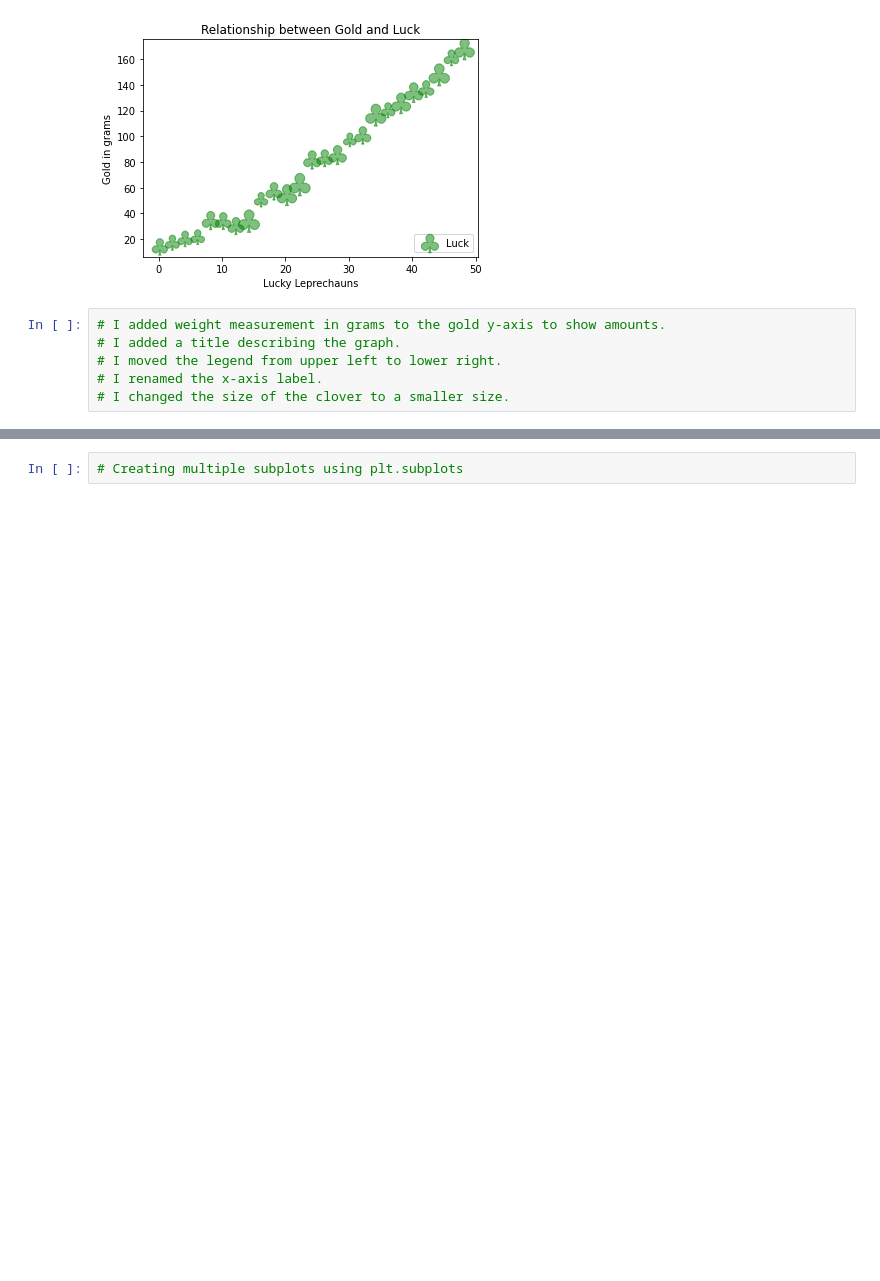
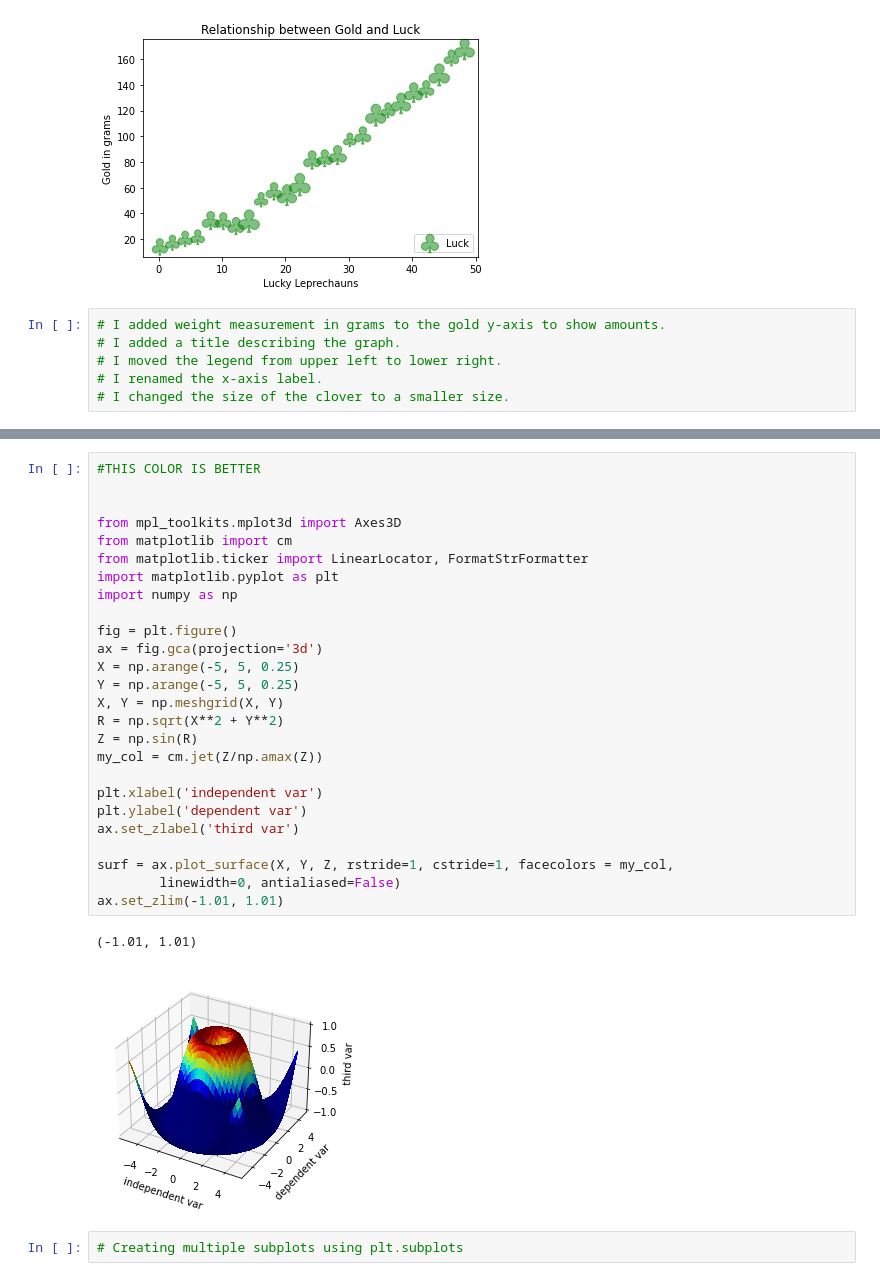
Before and after one commit to chsharrison/IntroSciComp_S2021, a Jupyter notebook: Tovar_Reyna/Tovar_Lab3.2.ipynb, the cells around one changed output, grey strips where cells are left out. Drawn from its saved outputs; the diff is of its cells as text; blank space fills up the shorter version.

```diff
--- a/Tovar_Reyna/Tovar_Lab3.2.ipynb
+++ b/Tovar_Reyna/Tovar_Lab3.2.ipynb
@@ -157,3 +226,32 @@ plt.show()
+# %%
+#THIS COLOR IS BETTER
+
+
+from mpl_toolkits.mplot3d import Axes3D
+from matplotlib import cm
+from matplotlib.ticker import LinearLocator, FormatStrFormatter
+import matplotlib.pyplot as plt
+import numpy as np
+
+fig = plt.figure()
+ax = fig.gca(projection='3d')
+X = np.arange(-5, 5, 0.25)
+Y = np.arange(-5, 5, 0.25)
+X, Y = np.meshgrid(X, Y)
+R = np.sqrt(X**2 + Y**2)
+Z = np.sin(R)
+my_col = cm.jet(Z/np.amax(Z))
+
+plt.xlabel('independent var')
+plt.ylabel('dependent var')
+ax.set_zlabel('third var')
+
+surf = ax.plot_surface(X, Y, Z, rstride=1, cstride=1, facecolors = my_col,
+        linewidth=0, antialiased=False)
+ax.set_zlim(-1.01, 1.01)
+# %% [output]
+(-1.01, 1.01)
+[figure, added]
 # %%
 # Creating multiple subplots using plt.subplots
 # %%
```
Also changed, not shown: parts of 9 cells of this notebook.
